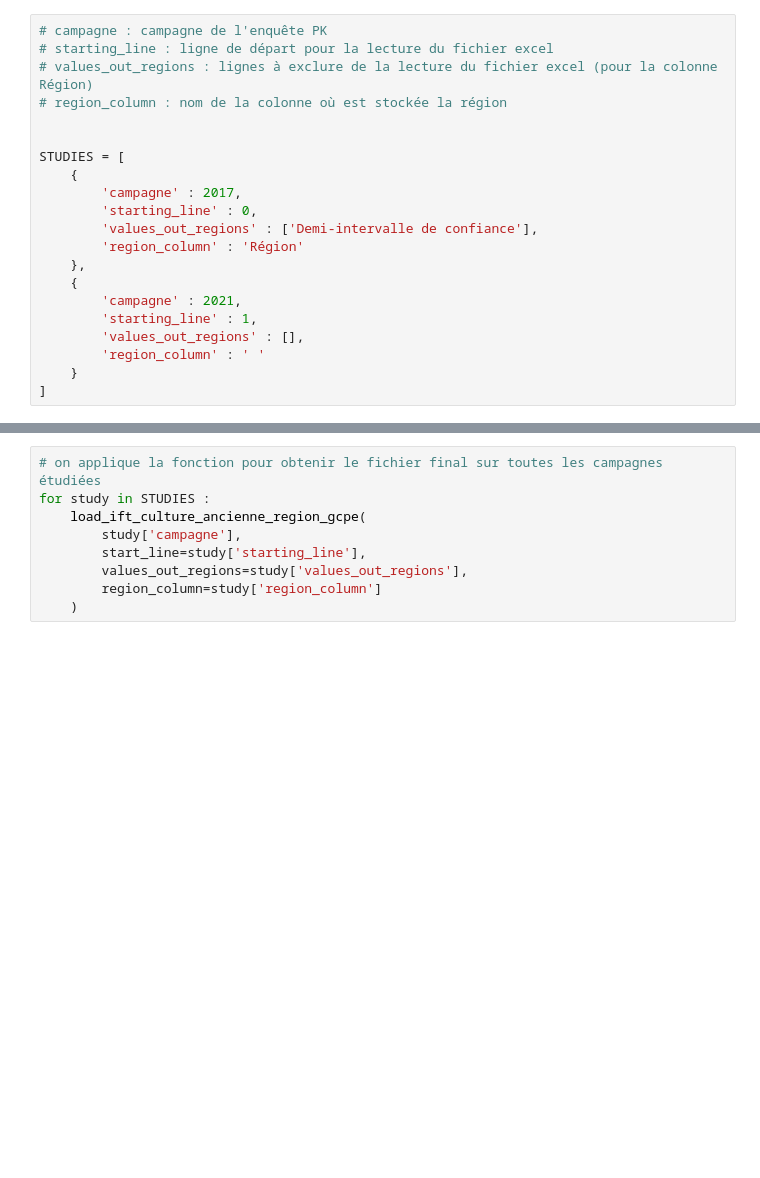
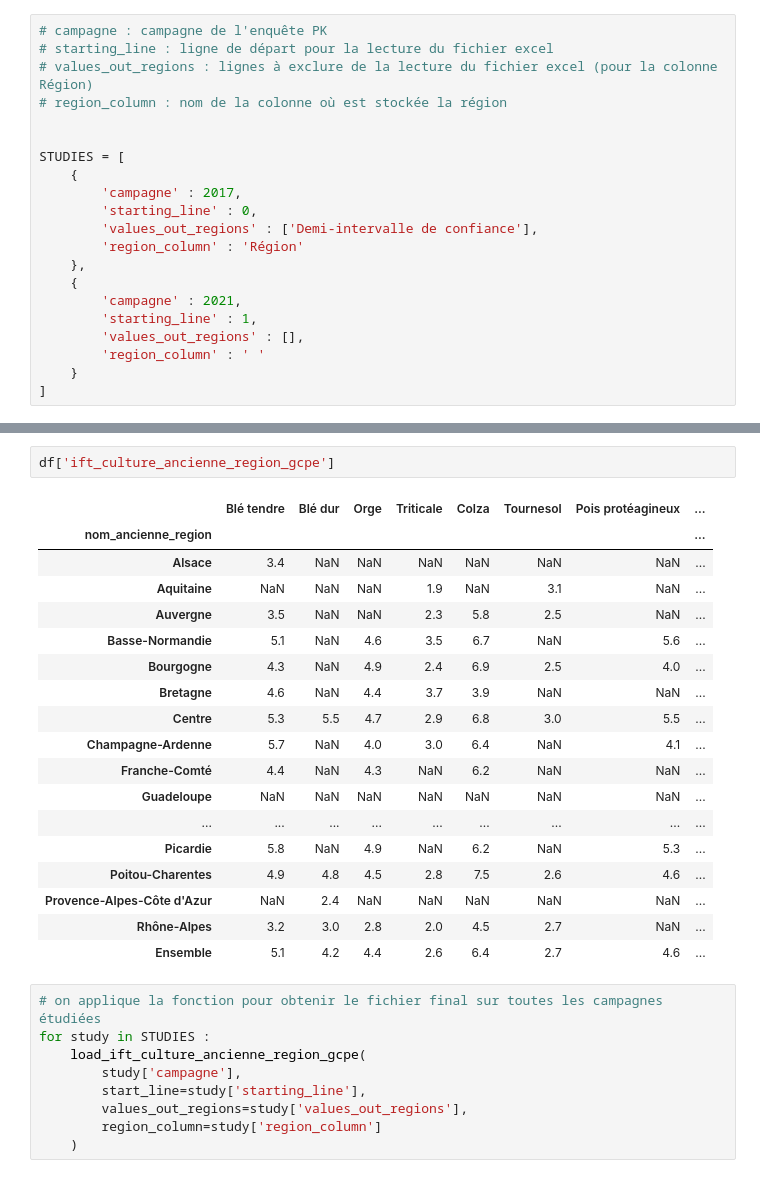
Before and after one commit to beren2/catalogue_script_agrosyst, a Jupyter notebook: 02_outils/data/external_data/agreste/ift/gcpe/get_ift_culture_ancienne_region_gcpe.ipynb, the cells around one changed output, grey strips where cells are left out. Cells and saved outputs as stored; diff of their text form; blank space fills up the shorter version.

```diff
--- a/02_outils/data/external_data/agreste/ift/gcpe/get_ift_culture_ancienne_region_gcpe.ipynb
+++ b/02_outils/data/external_data/agreste/ift/gcpe/get_ift_culture_ancienne_region_gcpe.ipynb
@@ -73,4 +82,25 @@ def load_ift_culture_ancienne_region_gcpe(campagne, start_line=1, values_out_reg
     df['ift_culture_ancienne_region_gcpe'].to_csv('ift_culture_ancienne_region_gcpe_'+str(campagne)+'.csv', index=True)
+# %%
+df['ift_culture_ancienne_region_gcpe']
+# %% [output]
+|  | Blé tendre | Blé dur | Orge | Triticale | Colza | Tournesol | Pois protéagineux | ... |
+| nom_ancienne_region |  |  |  |  |  |  |  | ... |
+| Alsace | 3.4 | NaN | NaN | NaN | NaN | NaN | NaN | ... |
+| Aquitaine | NaN | NaN | NaN | 1.9 | NaN | 3.1 | NaN | ... |
+| Auvergne | 3.5 | NaN | NaN | 2.3 | 5.8 | 2.5 | NaN | ... |
+| Basse-Normandie | 5.1 | NaN | 4.6 | 3.5 | 6.7 | NaN | 5.6 | ... |
+| Bourgogne | 4.3 | NaN | 4.9 | 2.4 | 6.9 | 2.5 | 4.0 | ... |
+| Bretagne | 4.6 | NaN | 4.4 | 3.7 | 3.9 | NaN | NaN | ... |
+| Centre | 5.3 | 5.5 | 4.7 | 2.9 | 6.8 | 3.0 | 5.5 | ... |
+| Champagne-Ardenne | 5.7 | NaN | 4.0 | 3.0 | 6.4 | NaN | 4.1 | ... |
+| Franche-Comté | 4.4 | NaN | 4.3 | NaN | 6.2 | NaN | NaN | ... |
+| Guadeloupe | NaN | NaN | NaN | NaN | NaN | NaN | NaN | ... |
+| ... | ... | ... | ... | ... | ... | ... | ... | ... |
+| Picardie | 5.8 | NaN | 4.9 | NaN | 6.2 | NaN | 5.3 | ... |
+| Poitou-Charentes | 4.9 | 4.8 | 4.5 | 2.8 | 7.5 | 2.6 | 4.6 | ... |
+| Provence-Alpes-Côte d'Azur | NaN | 2.4 | NaN | NaN | NaN | NaN | NaN | ... |
+| Rhône-Alpes | 3.2 | 3.0 | 2.8 | 2.0 | 4.5 | 2.7 | NaN | ... |
+| Ensemble | 5.1 | 4.2 | 4.4 | 2.6 | 6.4 | 2.7 | 4.6 | ... |
 # %%
 # on applique la fonction pour obtenir le fichier final sur toutes les campagnes étudiées
 for study in STUDIES :
```
Also changed, not shown: parts of 2 cells of this notebook, 5 other files.
